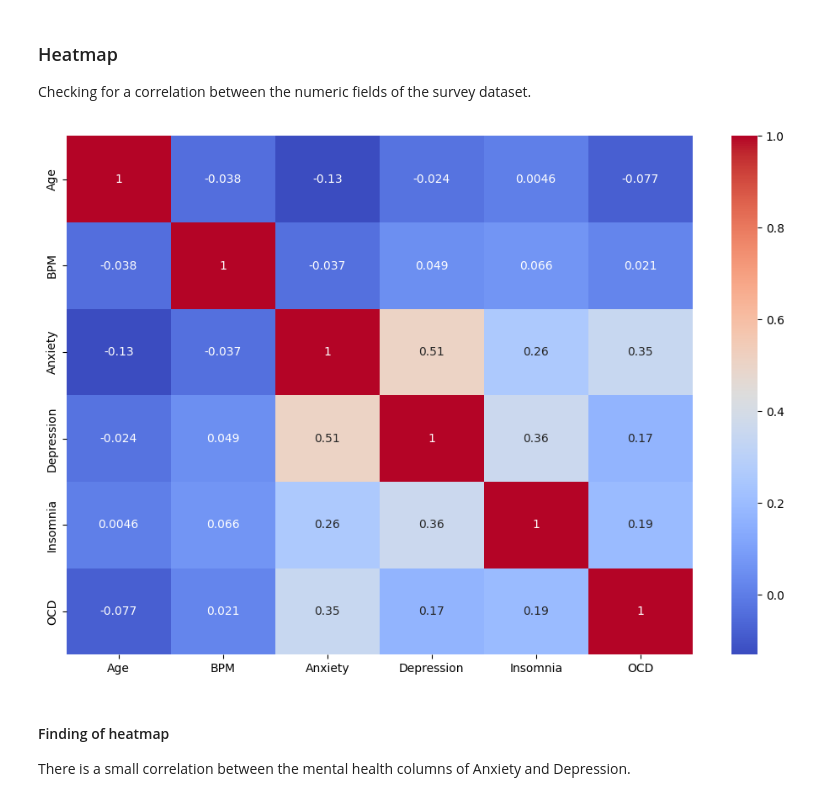
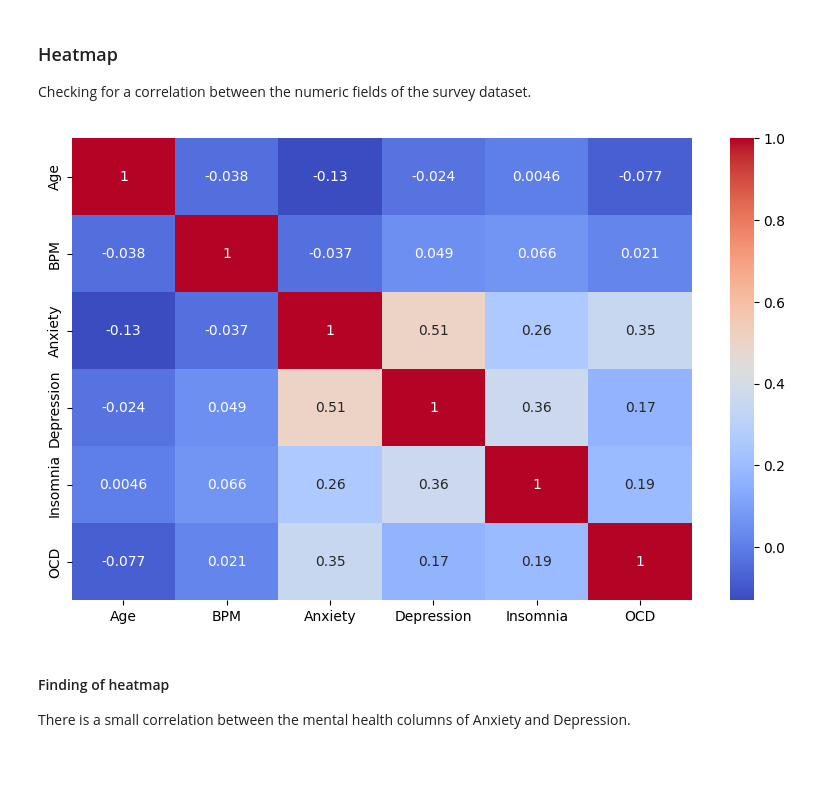
Before and after one commit to luckycarms/Music, a Jupyter notebook: music.ipynb, the cells around one changed output. Cells and saved outputs as stored; diff of their text form; code cells hidden in the pictures; blank space fills up the shorter version.

```diff
--- a/music.ipynb
+++ b/music.ipynb
@@ -207,11 +208,11 @@ survey_filtered_numeric = survey_sql_cleaned.select_dtypes(include=['number'])
 corr_matrix_survey = survey_filtered_numeric.corr()
 # %%
 # Plot the heatmap
-plt.figure(figsize=(12,8))
+plt.figure(figsize=(10,6))
 sns.heatmap(corr_matrix_survey, annot=True, cmap='coolwarm')
 plt.show()
 # %% [output]
-[figure, old version]
+[figure, new version]
 # %% [markdown]
 #### Finding of heatmap
 
```
Also changed, not shown: parts of 5 cells of this notebook, 1 other file.
